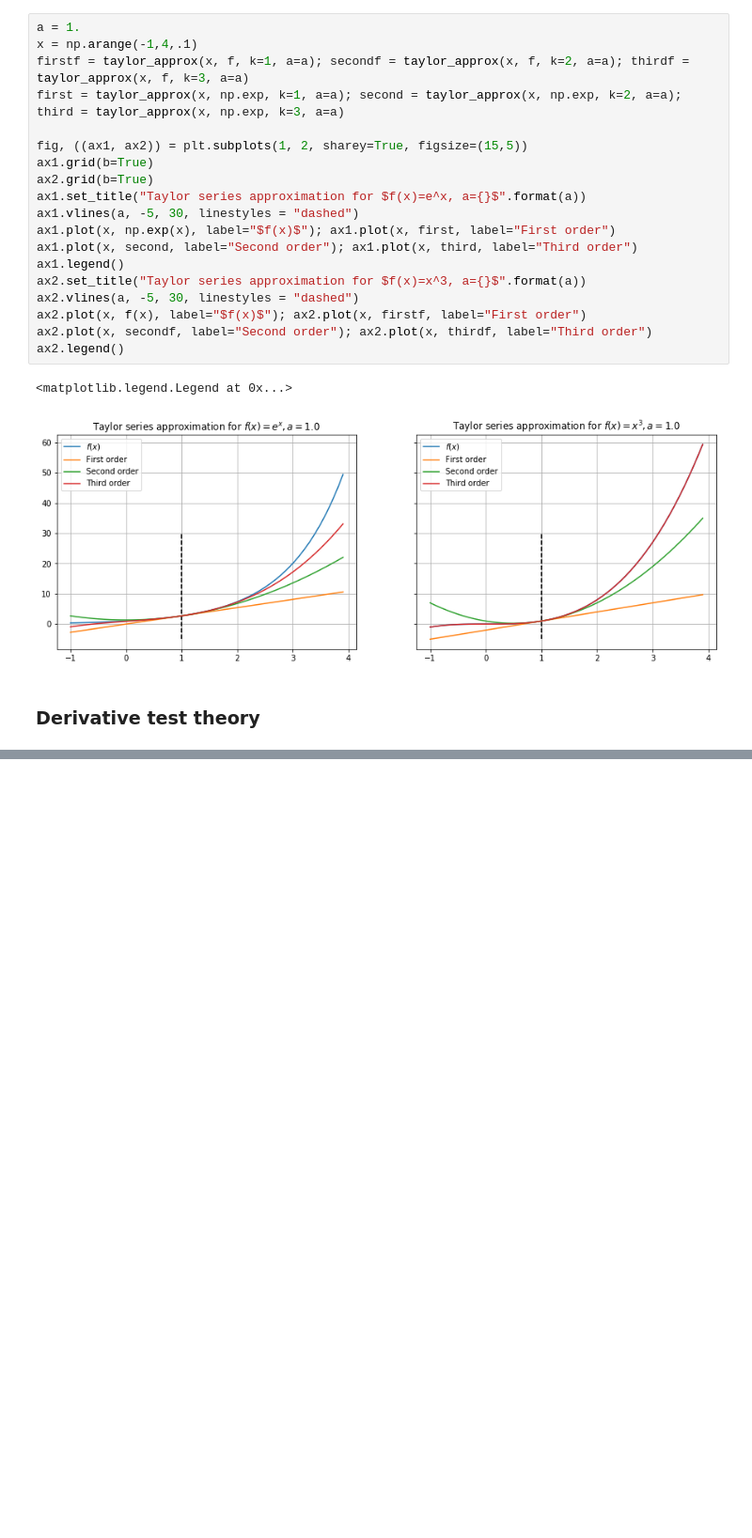
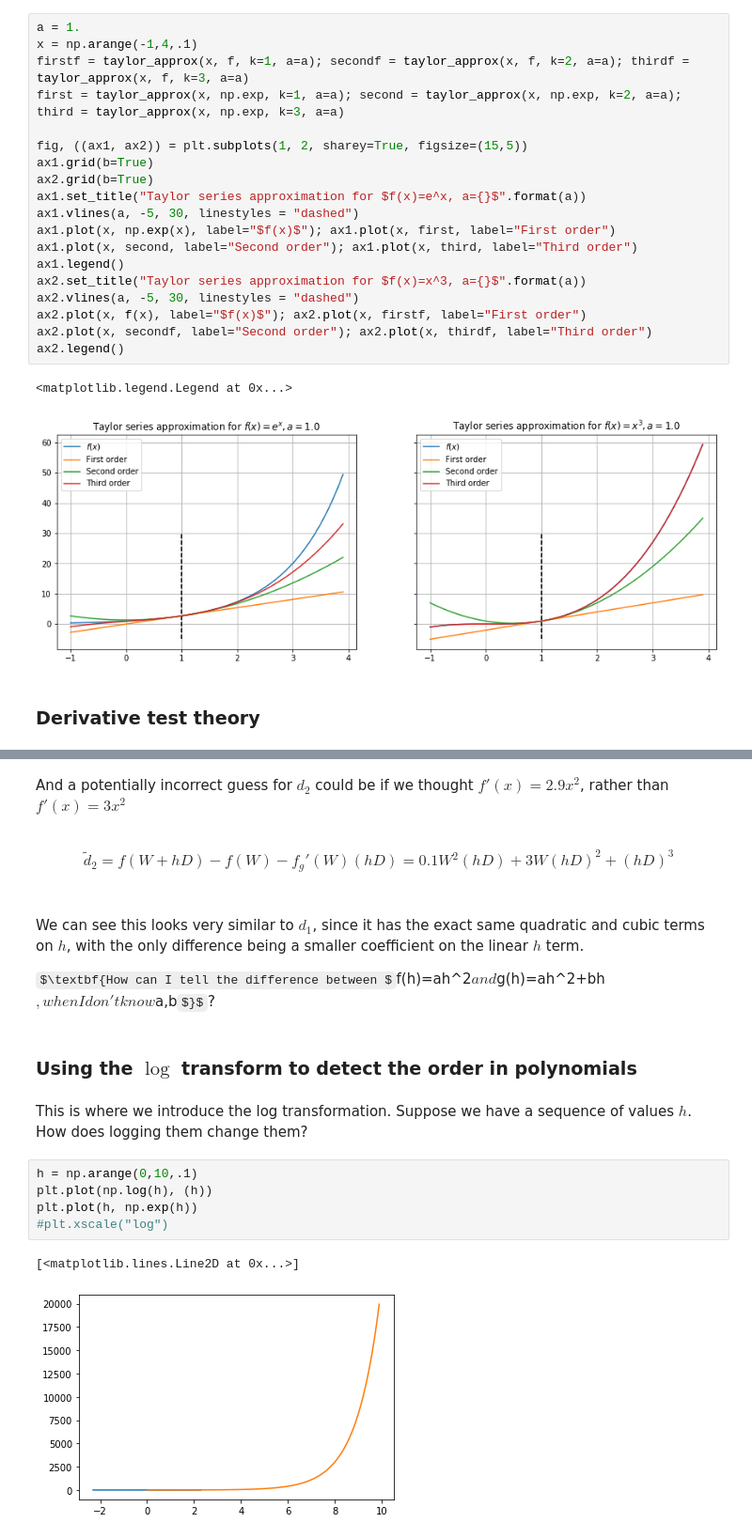
Before and after one commit to tXiao95/py_experiments, a Jupyter notebook: TaylorTheoremAndVerifyingDerivatives.ipynb, the cells around one changed output, grey strips where cells are left out. Shown at 94% size. Cells and saved outputs as stored; diff of their text form; some formulas as TeX source; blank space fills up the shorter version.

Commit message:
finally figured out how to check your derivatives! also a mathematical identity for what we're looking for

```diff
--- a/TaylorTheoremAndVerifyingDerivatives.ipynb
+++ b/TaylorTheoremAndVerifyingDerivatives.ipynb
@@ -193,0 +105,23 @@ The log log plot turns them into lines, each with a slope equal to their exponen
+# %% [markdown]
+And a potentially incorrect guess for $d_2$ could be if we thought $f'(x)=2.9x^2$, rather than $f'(x)=3x^2$
+# %% [markdown]
+\begin{gather}
+\tilde{d}_2=f(W+hD)-f(W)-f_{g}'(W)(hD)=0.1W^2(hD)+3W(hD)^2+(hD)^3 \\\\
+\end{gather}
+# %% [markdown]
+We can see this looks very similar to $d_1$, since it has the exact same quadratic and cubic terms on $h$, with the only
+difference being a smaller coefficient on the linear $h$ term.
+
+$\textbf{How can I tell the difference between $f(h)=ah^2$ and $g(h)=ah^2+bh$, when I don't know $a,b$}$?
+# %% [markdown]
+### Using the $\log$ transform to detect the order in polynomials
+# %% [markdown]
+This is where we introduce the log transformation. Suppose we have a sequence of values $h$. How does logging them change them?
+# %%
+h = np.arange(0,10,.1)
+plt.plot(np.log(h), (h))
+plt.plot(h, np.exp(h))
+#plt.xscale("log")
+# %% [output]
+[<matplotlib.lines.Line2D at 0x...>]
+[figure, added]
```
Also changed, not shown: parts of 42 cells of this notebook.
